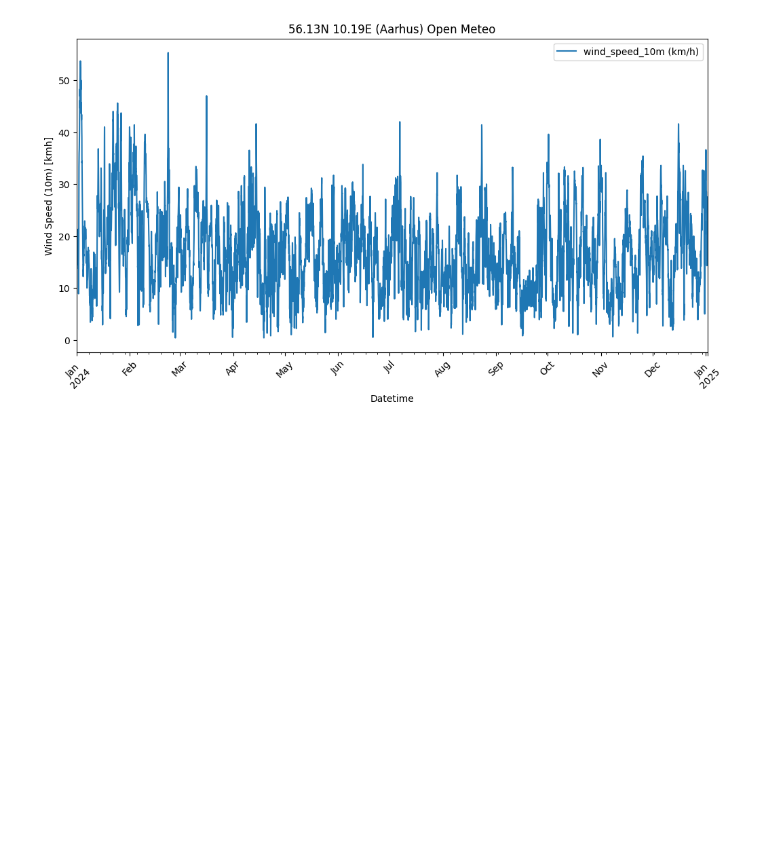
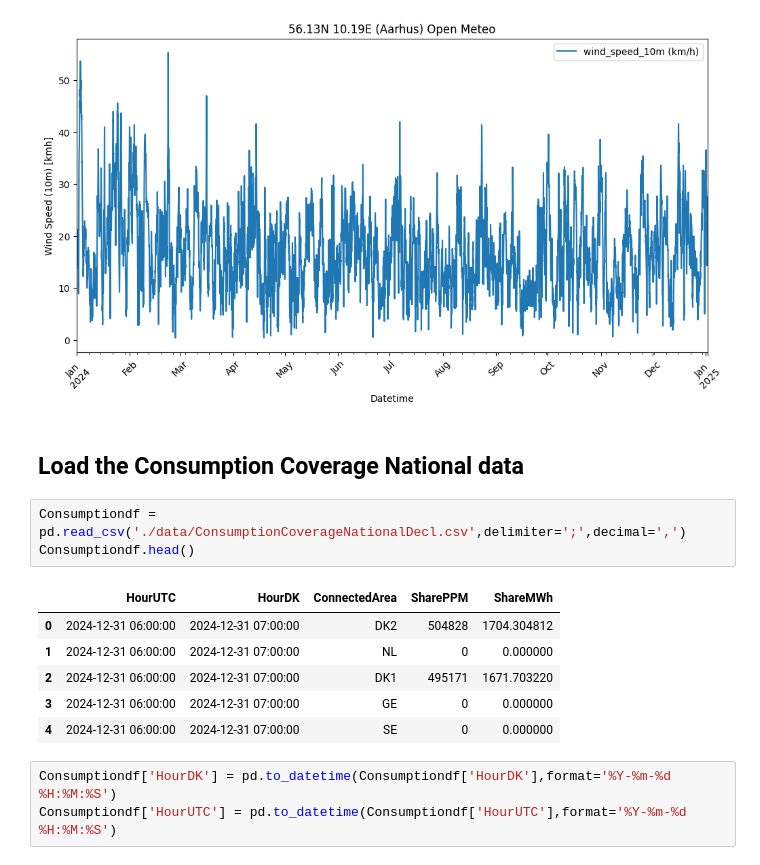
Before and after one commit to JonasSinjan/officeWindowPowerForecast, a Jupyter notebook: load.ipynb, the cells around one changed output. Drawn from its saved outputs; the diff is of its cells as text; blank space fills up the shorter version.

```diff
--- a/load.ipynb
+++ b/load.ipynb
@@ -162,3 +162,18 @@ ax1.set_title('56.13N 10.19E (Aarhus) Open Meteo')
 # %% [output]
 Text(0.5, 1.0, '56.13N 10.19E (Aarhus) Open Meteo')
 [figure]
+# %% [markdown]
+## Load the Consumption Coverage National data
+# %%
+Consumptiondf = pd.read_csv('./data/ConsumptionCoverageNationalDecl.csv',delimiter=';',decimal=',')
+Consumptiondf.head()
+# %% [output]
+|  | HourUTC | HourDK | ConnectedArea | SharePPM | ShareMWh |
+| 0 | 2024-12-31 06:00:00 | 2024-12-31 07:00:00 | DK2 | 504828 | 1704.304812 |
+| 1 | 2024-12-31 06:00:00 | 2024-12-31 07:00:00 | NL | 0 | 0.000000 |
+| 2 | 2024-12-31 06:00:00 | 2024-12-31 07:00:00 | DK1 | 495171 | 1671.703220 |
+| 3 | 2024-12-31 06:00:00 | 2024-12-31 07:00:00 | GE | 0 | 0.000000 |
+| 4 | 2024-12-31 06:00:00 | 2024-12-31 07:00:00 | SE | 0 | 0.000000 |
+# %%
+Consumptiondf['HourDK'] = pd.to_datetime(Consumptiondf['HourDK'],format='%Y-%m-%d %H:%M:%S')
+Consumptiondf['HourUTC'] = pd.to_datetime(Consumptiondf['HourUTC'],format='%Y-%m-%d %H:%M:%S')
```
Also changed, not shown: parts of 6 cells of this notebook, 2 other files.
